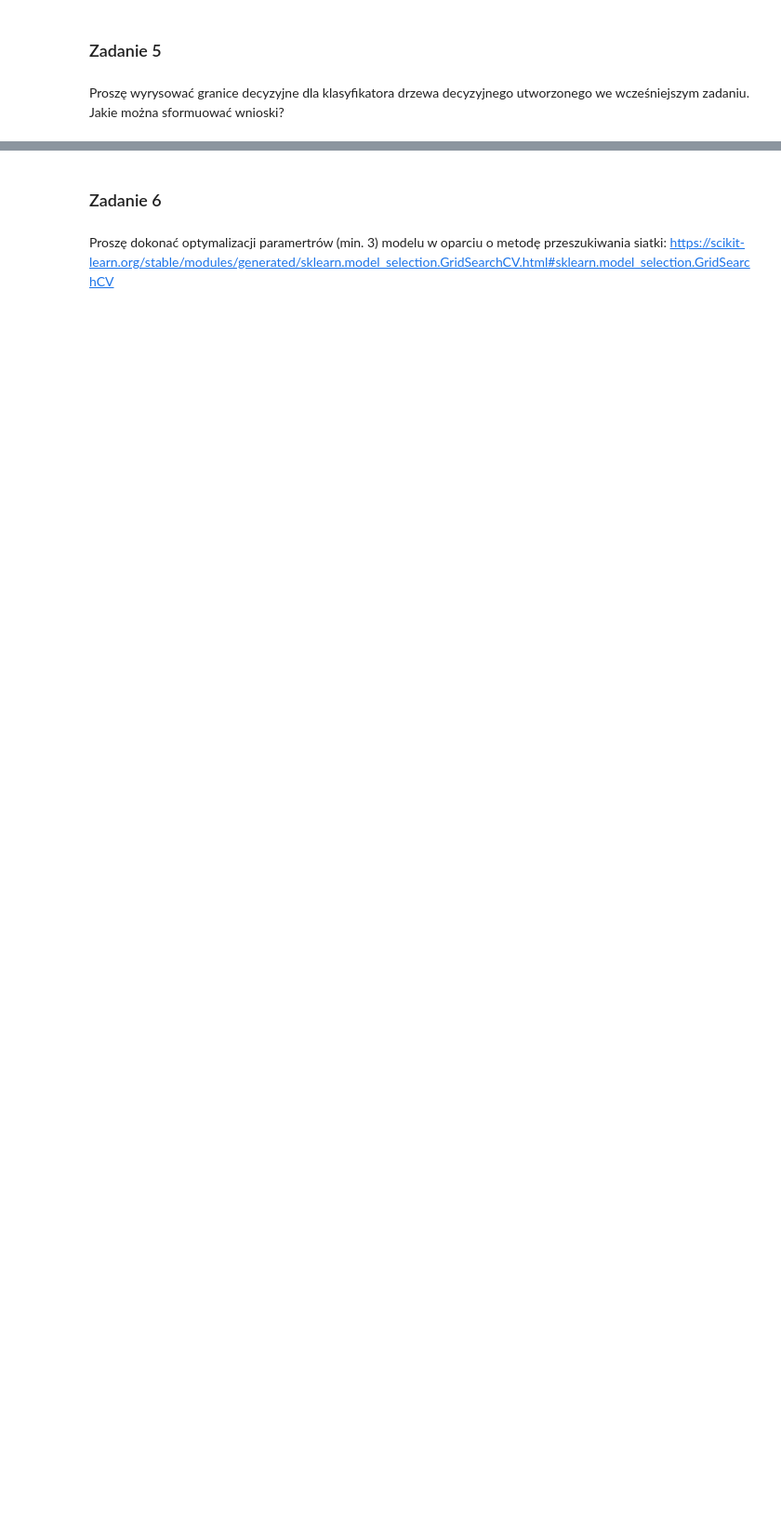
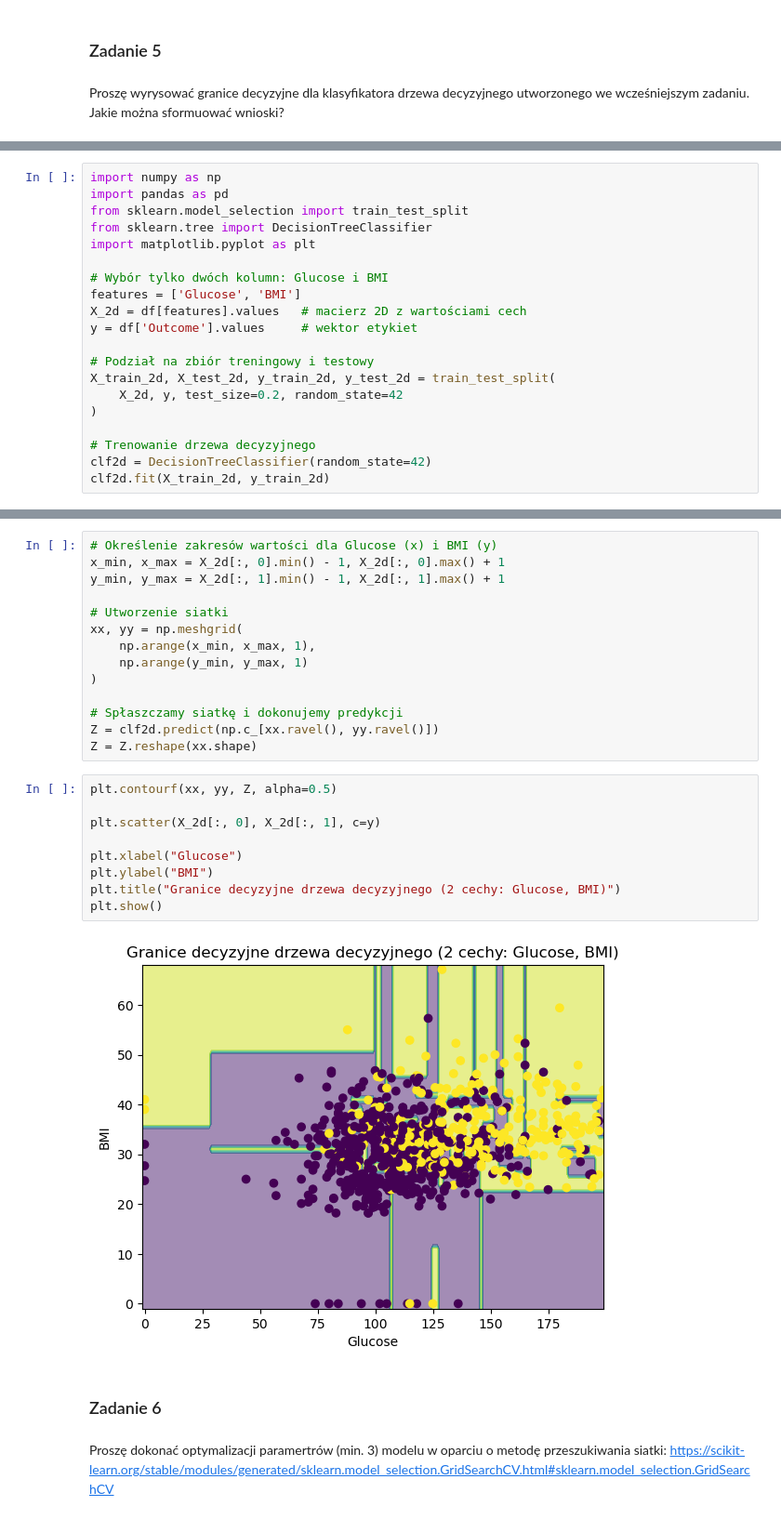
Before and after one commit to Buricz9/machine-learning-techniques, a Jupyter notebook: l4/144512_Jakub_Burek_Lab4.ipynb, the cells around one changed output, grey strips where cells are left out. Shown: that part at 93% size. Drawn from its saved outputs; the diff is of its cells as text; blank space fills up the shorter version.

```diff
--- a/l4/144512_Jakub_Burek_Lab4.ipynb
+++ b/l4/144512_Jakub_Burek_Lab4.ipynb
@@ -178,0 +368,20 @@ Proszę wyrysować granice decyzyjne dla klasyfikatora drzewa decyzyjnego utworz
+# %%
+import numpy as np
+import pandas as pd
+from sklearn.model_selection import train_test_split
+from sklearn.tree import DecisionTreeClassifier
+import matplotlib.pyplot as plt
+
+# Wybór tylko dwóch kolumn: Glucose i BMI
+features = ['Glucose', 'BMI']
+X_2d = df[features].values   # macierz 2D z wartościami cech
+y = df['Outcome'].values     # wektor etykiet
+
+# Podział na zbiór treningowy i testowy
+X_train_2d, X_test_2d, y_train_2d, y_test_2d = train_test_split(
+    X_2d, y, test_size=0.2, random_state=42
+)
+
+# Trenowanie drzewa decyzyjnego
+clf2d = DecisionTreeClassifier(random_state=42)
+clf2d.fit(X_train_2d, y_train_2d)
@@ -179,3 +390,28 @@ Proszę wyrysować granice decyzyjne dla klasyfikatora drzewa decyzyjnego utworz
+# %%
+# Określenie zakresów wartości dla Glucose (x) i BMI (y)
+x_min, x_max = X_2d[:, 0].min() - 1, X_2d[:, 0].max() + 1
+y_min, y_max = X_2d[:, 1].min() - 1, X_2d[:, 1].max() + 1
+
+# Utworzenie siatki
+xx, yy = np.meshgrid(
+    np.arange(x_min, x_max, 1),
+    np.arange(y_min, y_max, 1)
+)
+
+# Spłaszczamy siatkę i dokonujemy predykcji
+Z = clf2d.predict(np.c_[xx.ravel(), yy.ravel()])
+Z = Z.reshape(xx.shape)
+# %%
+plt.contourf(xx, yy, Z, alpha=0.5)
+
+plt.scatter(X_2d[:, 0], X_2d[:, 1], c=y)
+
+plt.xlabel("Glucose")
+plt.ylabel("BMI")
+plt.title("Granice decyzyjne drzewa decyzyjnego (2 cechy: Glucose, BMI)")
+plt.show()
+# %% [output]
+[figure, added]
 # %% [markdown]
 ### Zadanie 6
 # %% [markdown]
```
Also changed, not shown: parts of 16 cells of this notebook.
